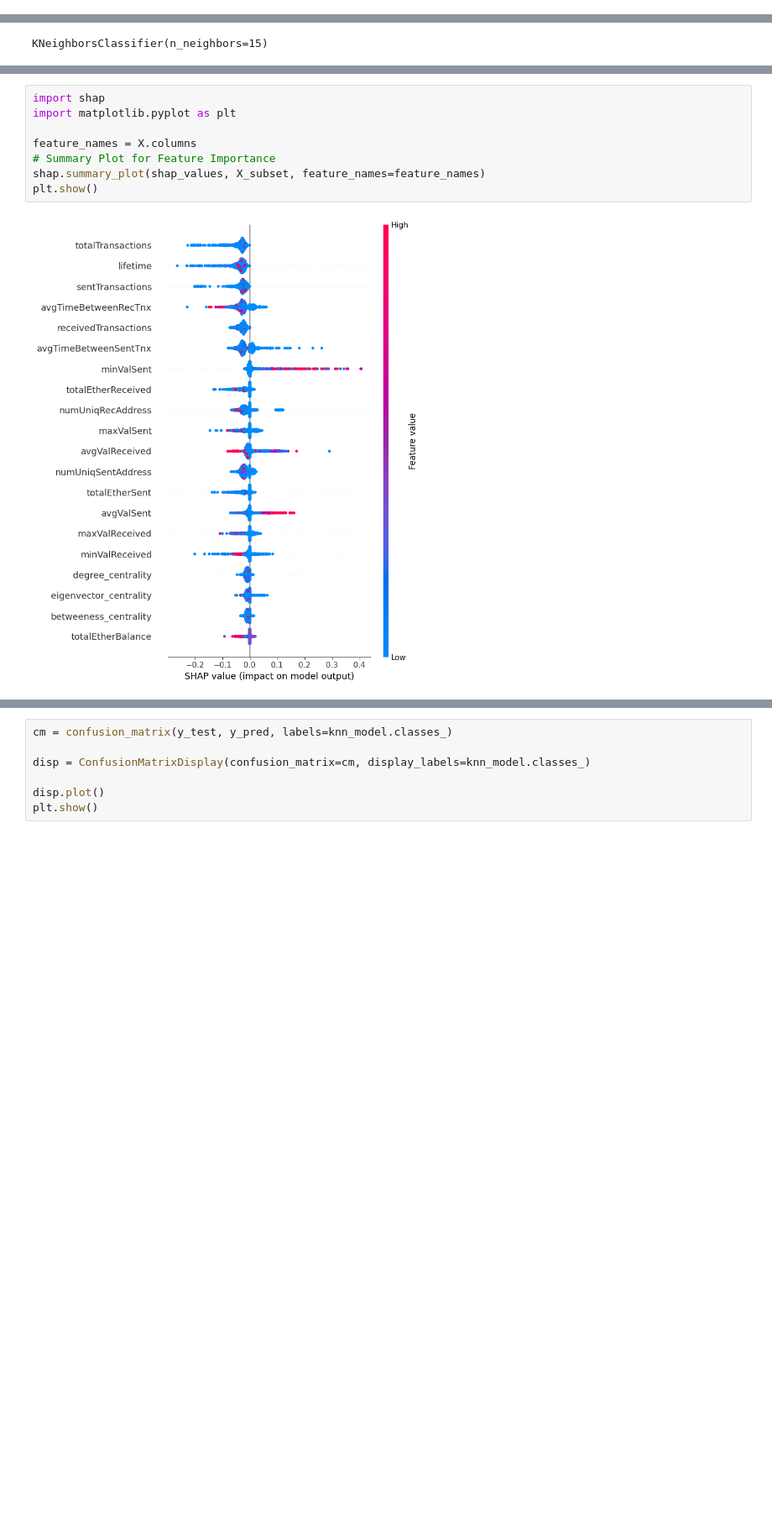
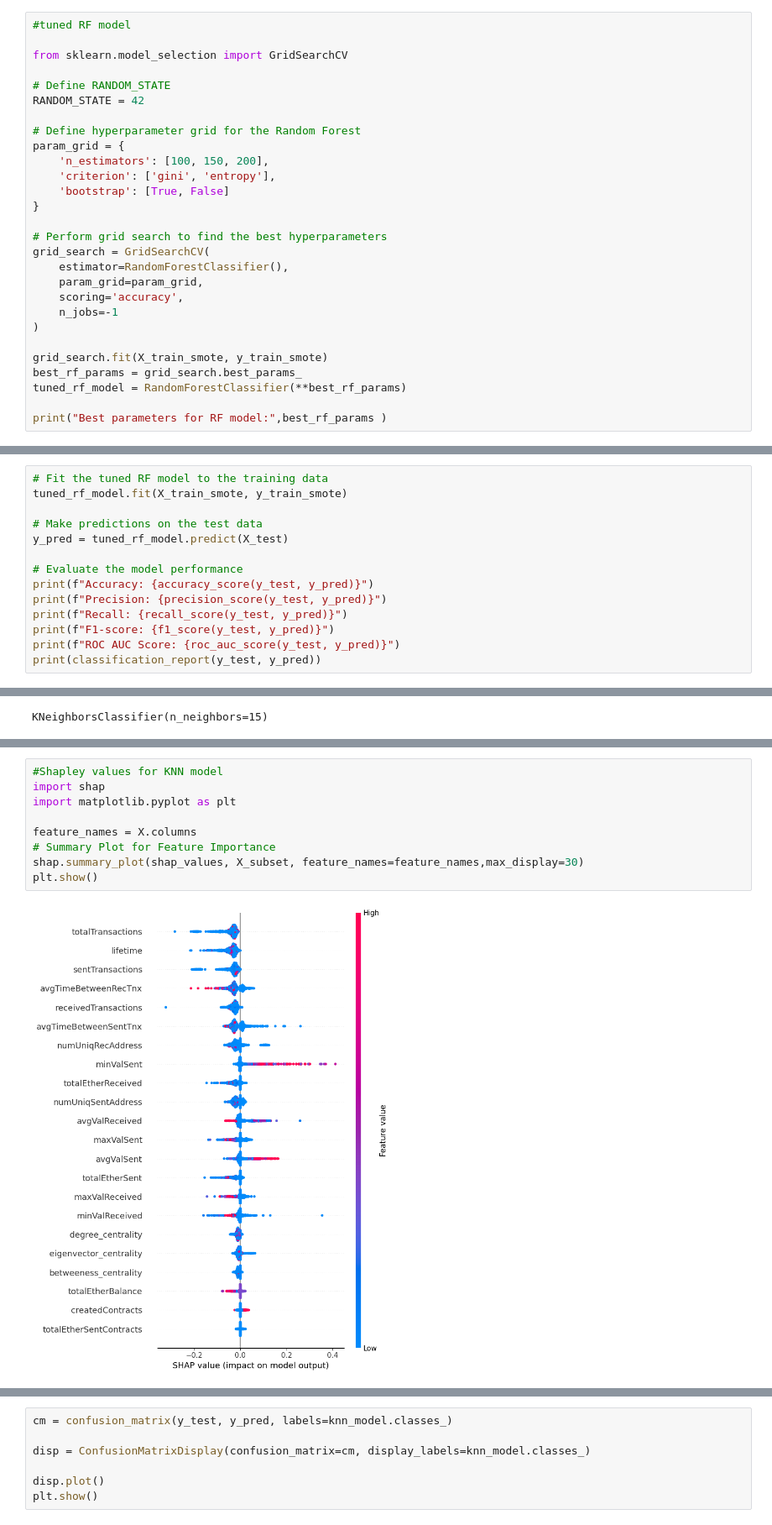
Before and after one commit to aanghs22/bt4012-group13, a Jupyter notebook: model-final.ipynb, the cells around one changed output, grey strips where cells are left out. Shown at 84% size. Saved outputs shown, nothing was run; the diff lists cells and outputs as text; blank space fills up the shorter version.

Commit message:
added shap plots for XGboost tuned model and added the code for Tuned RF model

```diff
--- a/model-final.ipynb
+++ b/model-final.ipynb
@@ -329,3 +323,31 @@ disp.plot()
 plt.show()
 # %% [output]
 [figure]
+# %%
+#tuned RF model
+
+from sklearn.model_selection import GridSearchCV
+
+# Define RANDOM_STATE
+RANDOM_STATE = 42
+
+# Define hyperparameter grid for the Random Forest
+param_grid = {
+    'n_estimators': [100, 150, 200],
+    'criterion': ['gini', 'entropy'],
+    'bootstrap': [True, False]
+}
+
+# Perform grid search to find the best hyperparameters
+grid_search = GridSearchCV(
+    estimator=RandomForestClassifier(),
+    param_grid=param_grid,
+    scoring='accuracy',
+    n_jobs=-1
+)
+
+grid_search.fit(X_train_smote, y_train_smote)
+best_rf_params = grid_search.best_params_
+tuned_rf_model = RandomForestClassifier(**best_rf_params)
+
+print("Best parameters for RF model:",best_rf_params )
@@ -331,0 +356,14 @@ plt.show()
+# %%
+# Fit the tuned RF model to the training data
+tuned_rf_model.fit(X_train_smote, y_train_smote)
+
+# Make predictions on the test data
+y_pred = tuned_rf_model.predict(X_test)
+
+# Evaluate the model performance
+print(f"Accuracy: {accuracy_score(y_test, y_pred)}")
+print(f"Precision: {precision_score(y_test, y_pred)}")
+print(f"Recall: {recall_score(y_test, y_pred)}")
+print(f"F1-score: {f1_score(y_test, y_pred)}")
+print(f"ROC AUC Score: {roc_auc_score(y_test, y_pred)}")
+print(classification_report(y_test, y_pred))
@@ -525,10 +584,11 @@ shap_values = explainer.shap_values(X_subset)
 # %%
+#Shapley values for KNN model
 import shap
 import matplotlib.pyplot as plt
 
 feature_names = X.columns
 # Summary Plot for Feature Importance
-shap.summary_plot(shap_values, X_subset, feature_names=feature_names)
+shap.summary_plot(shap_values, X_subset, feature_names=feature_names,max_display=30)
 plt.show()
 # %% [output]
-[figure, old version]
+[figure, new version]
```
Also changed, not shown: parts of 16 cells of this notebook.
